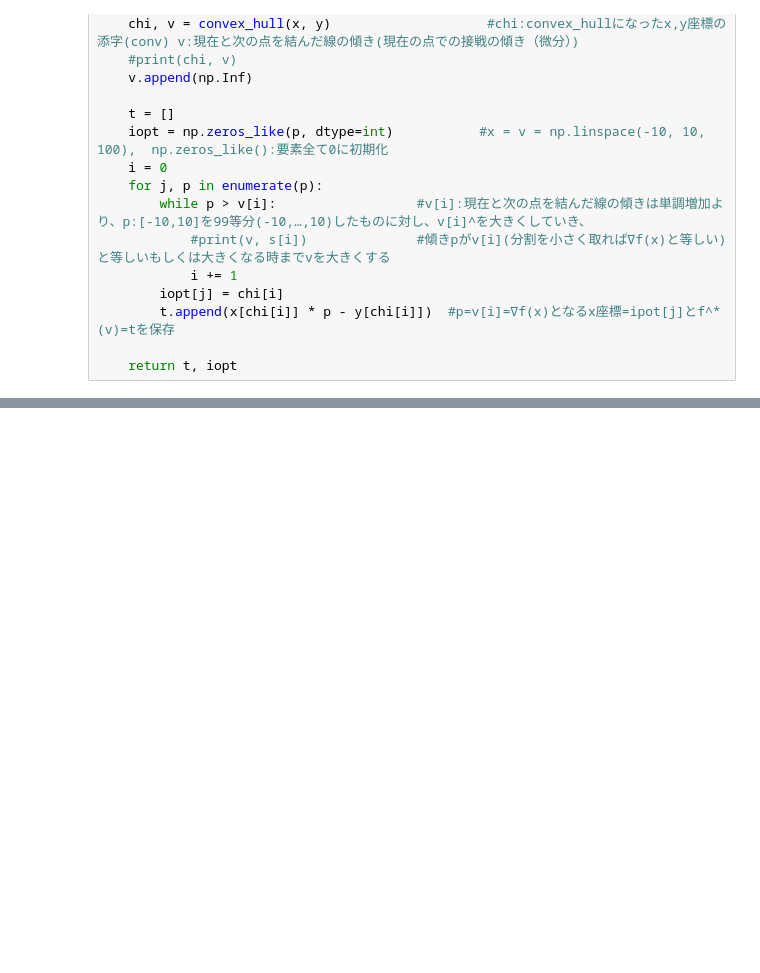
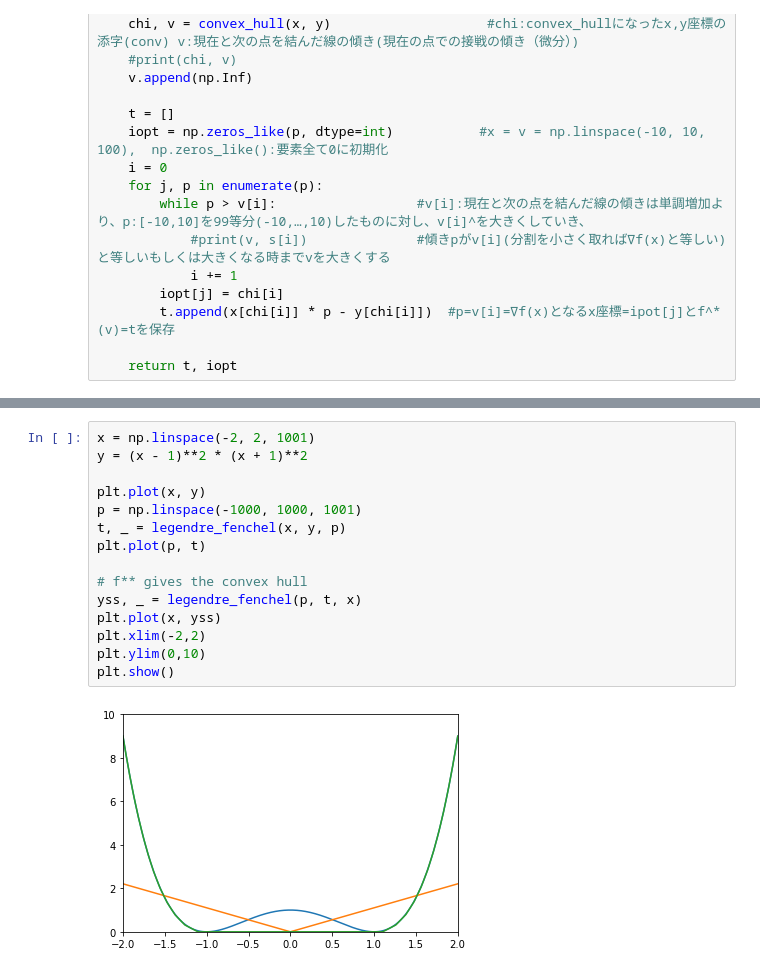
Before and after one commit to yy-sakai/Reserch, a Jupyter notebook: code/jupyter notebook/legendre_fenchel.ipynb, the cells around one changed output, grey strips where cells are left out. Cells and saved outputs as stored; diff of their text form; blank space fills up the shorter version.

```diff
--- a/code/jupyter notebook/legendre_fenchel.ipynb
+++ b/code/jupyter notebook/legendre_fenchel.ipynb
@@ -47,0 +88,17 @@ def legendre_fenchel(x, y, p):
+# %%
+x = np.linspace(-2, 2, 1001)
+y = (x - 1)**2 * (x + 1)**2
+
+plt.plot(x, y)
+p = np.linspace(-1000, 1000, 1001)
+t, _ = legendre_fenchel(x, y, p)
+plt.plot(p, t)
+
+# f** gives the convex hull
+yss, _ = legendre_fenchel(p, t, x)
+plt.plot(x, yss)
+plt.xlim(-2,2)
+plt.ylim(0,10)
+plt.show()
+# %% [output]
+[figure, added]
```
Also changed, not shown: parts of 6 cells of this notebook.
